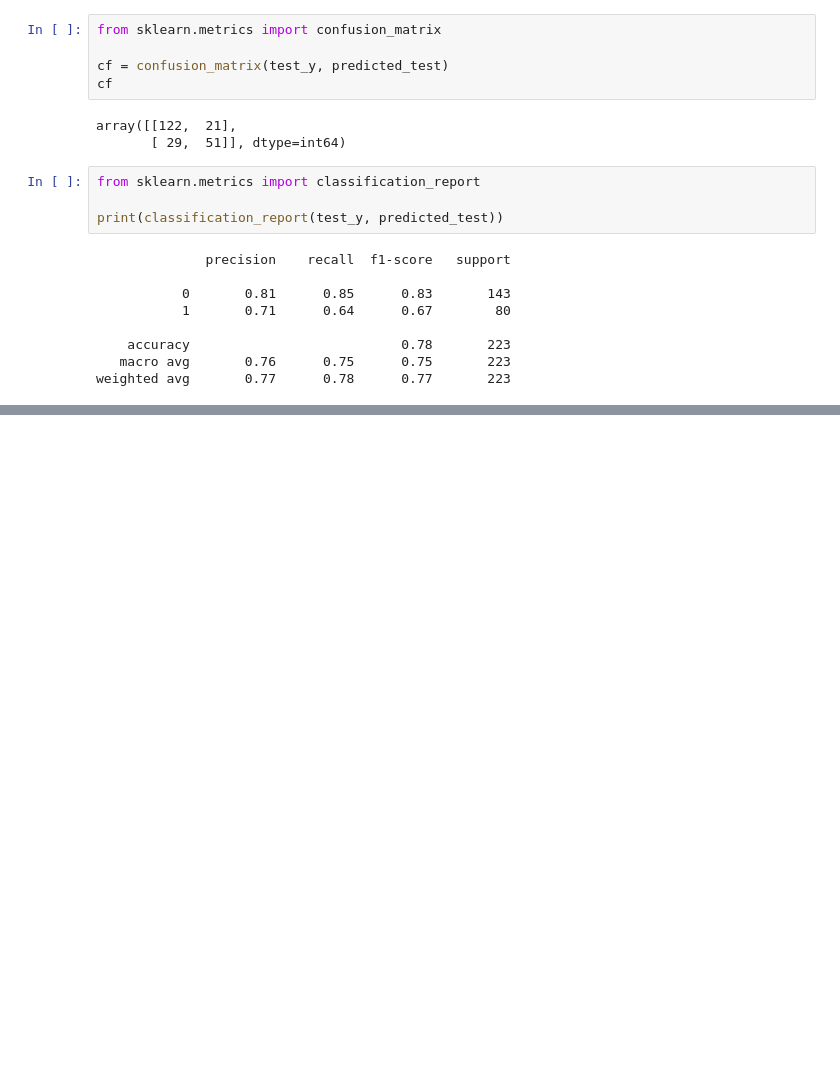
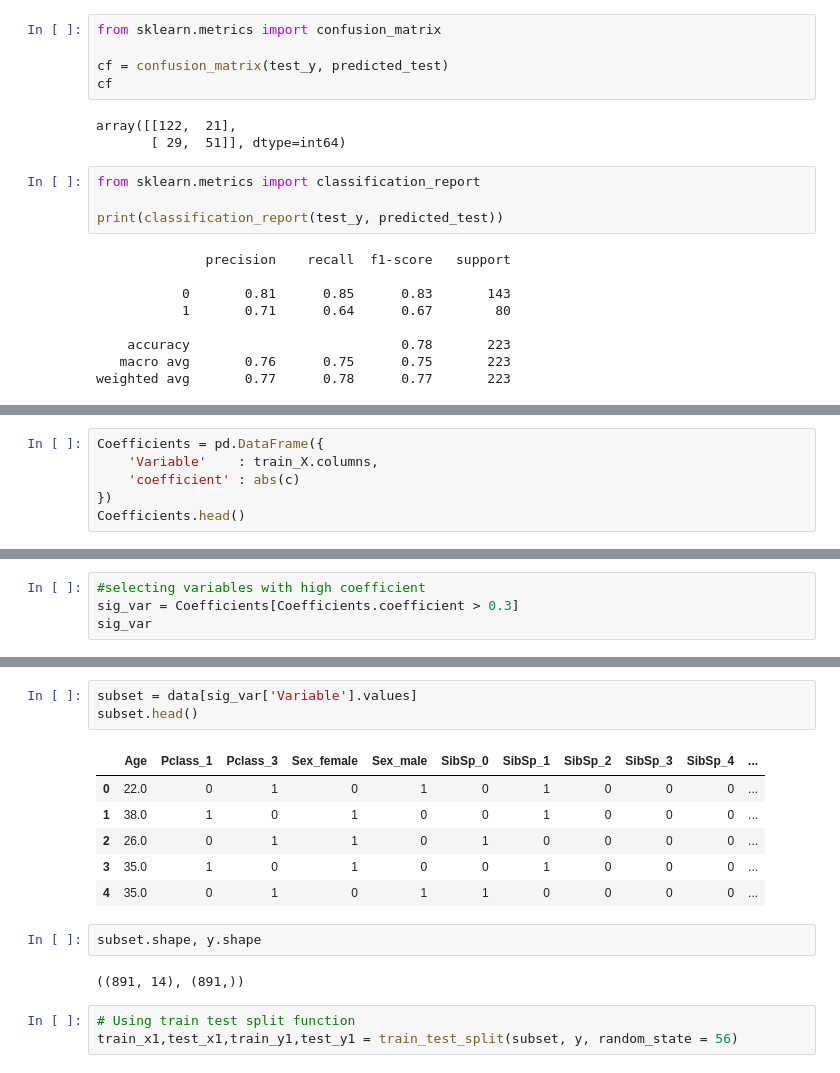
Before and after one commit to Neelam-Singhal/Linear-Models, a Jupyter notebook: logisticRegression.ipynb, the cells around one changed output, grey strips where cells are left out. Cells and saved outputs as stored; diff of their text form; blank space fills up the shorter version.

```diff
--- a/logisticRegression.ipynb
+++ b/logisticRegression.ipynb
@@ -221,0 +250,6 @@ weighted avg       0.77      0.78      0.77       223
+# %%
+Coefficients = pd.DataFrame({
+    'Variable'    : train_X.columns,
+    'coefficient' : abs(c)
+})
+Coefficients.head()
@@ -221,0 +263,4 @@ weighted avg       0.77      0.78      0.77       223
+# %%
+#selecting variables with high coefficient
+sig_var = Coefficients[Coefficients.coefficient > 0.3]
+sig_var
@@ -221,0 +283,17 @@ weighted avg       0.77      0.78      0.77       223
+# %%
+subset = data[sig_var['Variable'].values]
+subset.head()
+# %% [output]
+|  | Age | Pclass_1 | Pclass_3 | Sex_female | Sex_male | SibSp_0 | SibSp_1 | SibSp_2 | SibSp_3 | SibSp_4 | ... |
+| 0 | 22.0 | 0 | 1 | 0 | 1 | 0 | 1 | 0 | 0 | 0 | ... |
+| 1 | 38.0 | 1 | 0 | 1 | 0 | 0 | 1 | 0 | 0 | 0 | ... |
+| 2 | 26.0 | 0 | 1 | 1 | 0 | 1 | 0 | 0 | 0 | 0 | ... |
+| 3 | 35.0 | 1 | 0 | 1 | 0 | 0 | 1 | 0 | 0 | 0 | ... |
+| 4 | 35.0 | 0 | 1 | 0 | 1 | 1 | 0 | 0 | 0 | 0 | ... |
+# %%
+subset.shape, y.shape
+# %% [output]
+((891, 14), (891,))
+# %%
+# Using train test split function
+train_x1,test_x1,train_y1,test_y1 = train_test_split(subset, y, random_state = 56)
```
Also changed, not shown: parts of 12 cells of this notebook.
